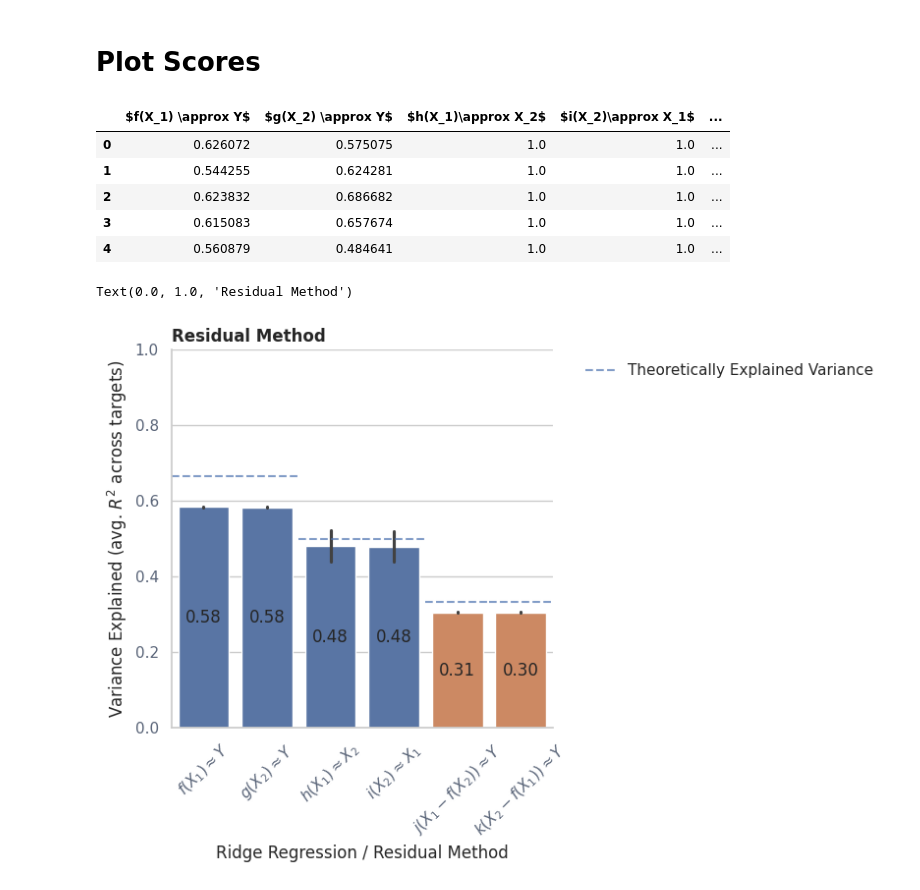
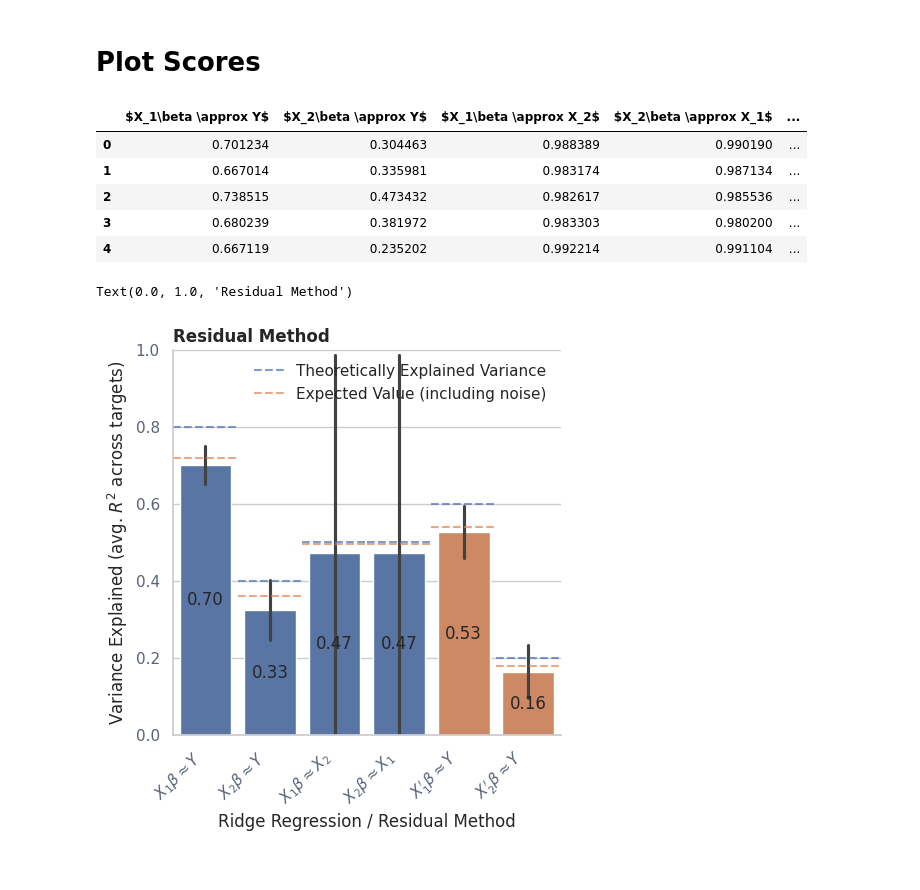
Before and after one commit to leo-schultheiss/compare_variance_residual, a Jupyter notebook: compare_variance_residual/residual_method.ipynb, the cells around one changed output. Cells and saved outputs as stored; diff of their text form; code cells hidden in the pictures.

Commit message:
add feature noise to residual method to display expected variance

```diff
--- a/compare_variance_residual/residual_method.ipynb
+++ b/compare_variance_residual/residual_method.ipynb
@@ -17,19 +17,20 @@ sns.set_theme(style='whitegrid')
 random.seed(42)
 # %%
 d_list = [100, 100, 100]
-scalars = [1 / 3,1 /3, 1 / 3]
+scalars = [1 / 5, 3 / 5, 1 / 5]
 n_targets = 10000
 n_samples_train = 10000
 n_samples_test = 100
 n_samples = n_samples_train + n_samples_test
-noise_scalar = 0.1
+noise_target = 0.1
+noise_feature = 0.01
 # %%
 alphas = np.logspace(-4, 4, 10)
 cv = 10
 score_func = himalaya.scoring.r2_score
 use_ols = False
 # %%
-Xs, Y = generate_dataset(d_list, scalars, n_targets, n_samples, noise_scalar, construction_method="orthogonal")
+Xs, Y = generate_dataset(d_list, scalars, n_targets, n_samples, noise_target, noise_feature)
 # %% [markdown]
 first of all lets verify that Ridge regression with $\alpha = 0$ indeed is equivalent to linear regression
 # %%
@@ -121,28 +122,31 @@ for i in range(len(Xs)):
 import pandas as pd
 
 scores = pd.DataFrame()
-scores[r"$f(X_1) \approx Y$"] = full_scores[0]
-scores[r"$g(X_2) \approx Y$"] = full_scores[1]
-scores[r"$h(X_1)\approx X_2$"] = np.concatenate([feature_scores[0], np.full(len(full_scores[0]) - len(feature_scores[0]), np.nan)])
-scores[r"$i(X_2)\approx X_1$"] = np.concatenate([feature_scores[1], np.full(len(full_scores[0]) - len(feature_scores[1]), np.nan)])
-scores[r"$j(X_1 - f(X_2)) \approx Y$"] = residual_scores[0]
-scores[r"$k(X_2 - f(X_1)) \approx Y$"] = residual_scores[1]
+scores[r"$X_1\beta \approx Y$"] = full_scores[0]
+scores[r"$X_2\beta \approx Y$"] = full_scores[1]
+scores[r"$X_1\beta \approx X_2$"] = np.concatenate(
+    [feature_scores[0], np.full(len(full_scores[0]) - len(feature_scores[0]), np.nan)])
+scores[r"$X_2\beta \approx X_1$"] = np.concatenate(
+    [feature_scores[1], np.full(len(full_scores[0]) - len(feature_scores[1]), np.nan)])
+scores[r"$X_1'\beta \approx Y$"] = residual_scores[0]
+scores[r"$X_2'\beta \approx Y$"] = residual_scores[1]
 
 scores.head()
 # %% [output]
-|  | $f(X_1) \approx Y$ | $g(X_2) \approx Y$ | $h(X_1)\approx X_2$ | $i(X_2)\approx X_1$ | ... |
-| 0 | 0.626072 | 0.575075 | 1.0 | 1.0 | ... |
-| 1 | 0.544255 | 0.624281 | 1.0 | 1.0 | ... |
-| 2 | 0.623832 | 0.686682 | 1.0 | 1.0 | ... |
-| 3 | 0.615083 | 0.657674 | 1.0 | 1.0 | ... |
-| 4 | 0.560879 | 0.484641 | 1.0 | 1.0 | ... |
+|  | $X_1\beta \approx Y$ | $X_2\beta \approx Y$ | $X_1\beta \approx X_2$ | $X_2\beta \approx X_1$ | ... |
+| 0 | 0.701234 | 0.304463 | 0.988389 | 0.990190 | ... |
+| 1 | 0.667014 | 0.335981 | 0.983174 | 0.987134 | ... |
+| 2 | 0.738515 | 0.473432 | 0.982617 | 0.985536 | ... |
+| 3 | 0.680239 | 0.381972 | 0.983303 | 0.980200 | ... |
+| 4 | 0.667119 | 0.235202 | 0.992214 | 0.991104 | ... |
 # %%
 fig, ax = plt.subplots(figsize=(5, 5))
 
 sns.barplot(
     data=scores,
     ax=ax,
-    palette=["C0", "C0", "C0", "C0", "C1", "C1"]
+    palette=["C0", "C0", "C0", "C0", "C1", "C1"],
+    errorbar="sd"
 )
 
 sns.despine()
@@ -153,36 +157,39 @@ theoretical_scores = [
     scalars[0] + scalars[2],
     d_list[0] / (d_list[0] + d_list[1]),
     d_list[0] / (d_list[0] + d_list[2]),
     scalars[1],
     scalars[2],
 ]
 
+theoretical_scores_nosise = [score * (1 - noise_target) if i != 2 and i != 3 else score * (1 - noise_feature) for i, score in enumerate(theoretical_scores)]
+
 for idx, column in enumerate(scores.columns):  # iterate over rows in the DataFrame
-        # Ensure index compatibility
+    # Ensure index compatibility
     if column not in scores:
         print(f"Column '{column}' is not present in DataFrame. Available columns are: {list(scores.columns)}")
         continue
 
     xmin = idx / len(scores.columns)  # Calculate xmin for each bar
     xmax = (idx + 1) / len(scores.columns)  # Calculate xmax for each bar
     plt.axhline(theoretical_scores[idx], linestyle='--', alpha=0.7, xmin=xmin, xmax=xmax,
                 label='Theoretically Explained Variance' if idx == 0 else "")
+    plt.axhline(theoretical_scores_nosise[idx], linestyle='--', alpha=0.7, color='C1',
+                xmin=xmin, xmax=xmax, label=fr'Expected Value (including noise)' if idx == 0 else "")
 
     # Use the mean of the column for positioning text
     mean_column_value = scores[column].mean()
-    plt.text(idx, mean_column_value / 2,
-             f"{mean_column_value:.2f}", ha='center', va='center')
+    plt.text(idx, mean_column_value / 2, f"{mean_column_value:.2f}", ha='center', va='center')
 
 # make xtickmarks diagonal
-plt.xticks(range(len(scores.columns)), scores.columns, rotation=45)
+plt.xticks(range(len(scores.columns)), scores.columns, rotation=45, ha='right', va='top')
 
 plt.ylim(0, 1)
 
 # Ensure the legend is displayed properly
-plt.legend(bbox_to_anchor=(1.05, 1), loc='upper left')
+plt.legend()
 plt.ylabel(r"Variance Explained (avg. $R^2$ across targets)")
 plt.xlabel("Ridge Regression / Residual Method")
 plt.title("Residual Method")
 # %% [output]
 Text(0.0, 1.0, 'Residual Method')
-[figure, old version]
+[figure, new version]
```
Also changed, not shown: parts of 3 cells of this notebook.
